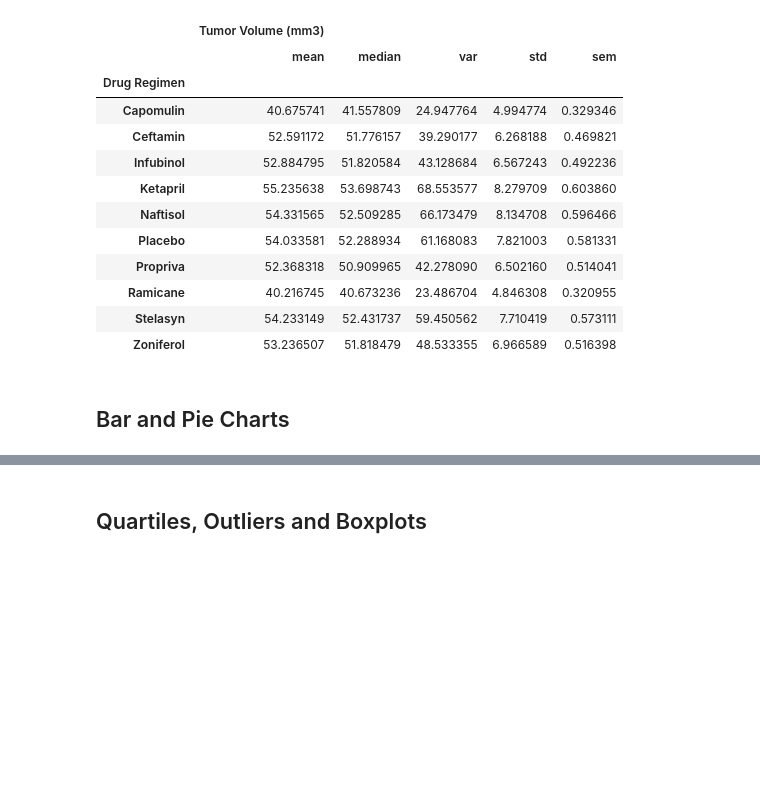
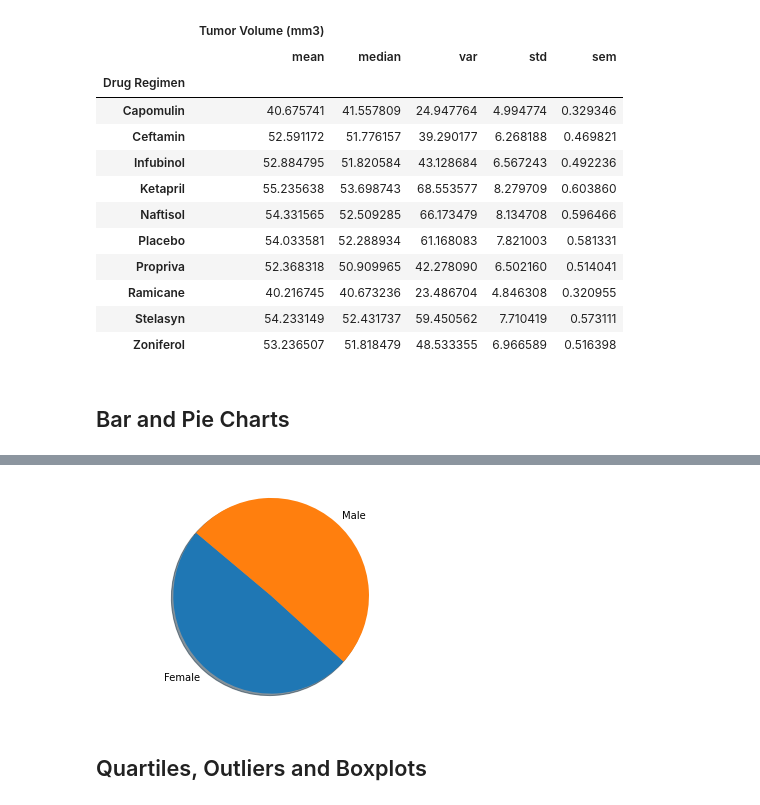
Before and after one commit to johnclos/matplotlib-challenge, a Jupyter notebook: Pymaceuticals/pymaceuticals_starter-mine.ipynb, the cells around one changed output, grey strips where cells are left out. Cells and saved outputs as stored; diff of their text form; code cells hidden in the pictures; blank space fills up the shorter version.

```diff
--- a/Pymaceuticals/pymaceuticals_starter-mine.ipynb
+++ b/Pymaceuticals/pymaceuticals_starter-mine.ipynb
@@ -140,3 +172,16 @@ mouse_study_groupby_sum2_df
+# %%
+# Generate a pie plot showing the distribution of female versus male mice using pyplot
+
+
+plt.pie(mouse_study_groupby_sex_MousCnt_list, labels=mouse_study_groupby_sex_list,
+        shadow=True, startangle=140)
+# Create axes which are equal so we have a perfect circle
+plt.axis("equal")
+# Save an image of our chart and print the final product to the screen
+#plt.savefig("../Images/PyPies.png")
+plt.show()
+# %% [output]
+[figure, added]
 # %% [markdown]
 ## Quartiles, Outliers and Boxplots
 # %%
```
Also changed, not shown: parts of 6 cells of this notebook.
